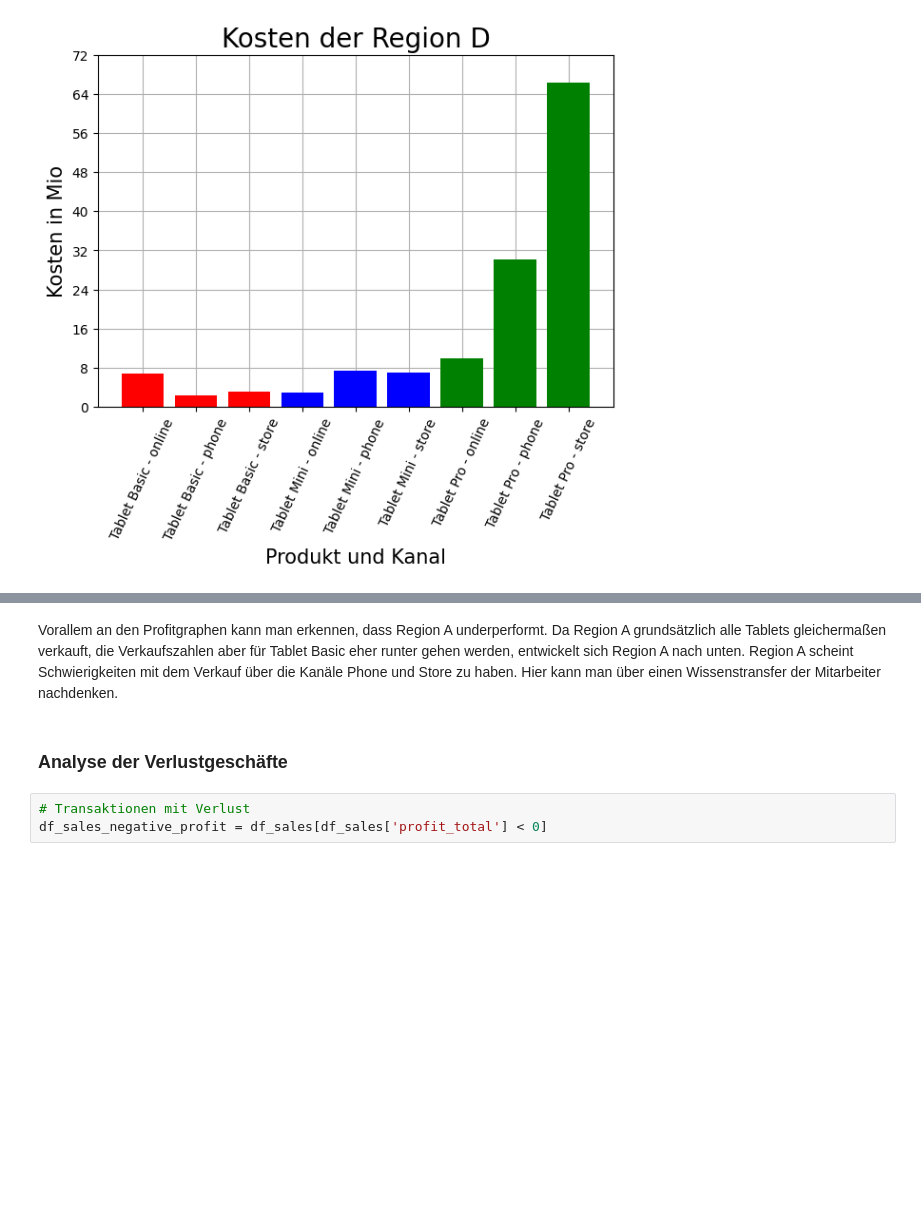
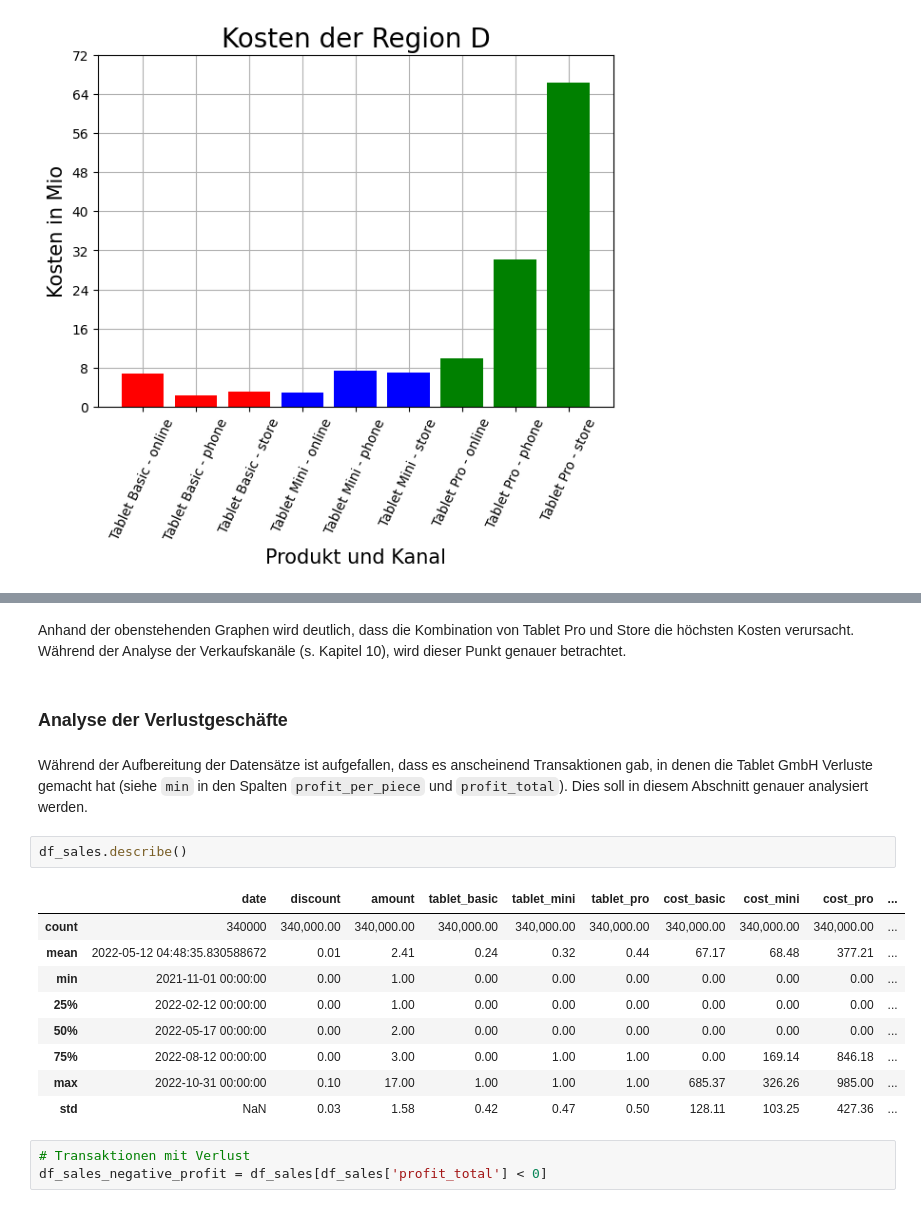
Before and after one commit to AliBenBali/TabletGmbHProjekt, a Jupyter notebook: Fallstudie_Novakovic_Elbers_Cicek_Barberi.ipynb, the cells around one changed output, grey strips where cells are left out. Drawn from its saved outputs; the diff is of its cells as text; blank space fills up the shorter version.

```diff
--- a/Fallstudie_Novakovic_Elbers_Cicek_Barberi.ipynb
+++ b/Fallstudie_Novakovic_Elbers_Cicek_Barberi.ipynb
@@ -1208,8 +1166,21 @@ for entry in region_profit:
-# %% [markdown]
-Vorallem an den Profitgraphen kann man erkennen, dass Region A underperformt. Da Region A grundsätzlich alle Tablets gleichermaßen verkauft, die Verkaufszahlen aber für Tablet Basic eher runter gehen werden, entwickelt sich Region A nach unten.
-Region A scheint Schwierigkeiten mit dem Verkauf über die Kanäle Phone und Store zu haben. Hier kann man über einen Wissenstransfer der Mitarbeiter nachdenken.
+# %% [markdown]
+Anhand der obenstehenden Graphen wird deutlich, dass die Kombination von Tablet Pro und Store die höchsten Kosten verursacht. Während der Analyse der Verkaufskanäle (s. Kapitel 10), wird dieser Punkt genauer betrachtet.
 # %% [markdown]
 ### Analyse der Verlustgeschäfte
+# %% [markdown]
+Während der Aufbereitung der Datensätze ist aufgefallen, dass es anscheinend Transaktionen gab, in denen die Tablet GmbH Verluste gemacht hat (siehe `min` in den Spalten `profit_per_piece` und `profit_total`). Dies soll in diesem Abschnitt genauer analysiert werden.
+# %%
+df_sales.describe()
+# %% [output]
+|  | date | discount | amount | tablet_basic | tablet_mini | tablet_pro | cost_basic | cost_mini | cost_pro | ... |
+| count | 340000 | 340,000.00 | 340,000.00 | 340,000.00 | 340,000.00 | 340,000.00 | 340,000.00 | 340,000.00 | 340,000.00 | ... |
+| mean | 2022-05-12 04:48:35.830588672 | 0.01 | 2.41 | 0.24 | 0.32 | 0.44 | 67.17 | 68.48 | 377.21 | ... |
+| min | 2021-11-01 00:00:00 | 0.00 | 1.00 | 0.00 | 0.00 | 0.00 | 0.00 | 0.00 | 0.00 | ... |
+| 25% | 2022-02-12 00:00:00 | 0.00 | 1.00 | 0.00 | 0.00 | 0.00 | 0.00 | 0.00 | 0.00 | ... |
+| 50% | 2022-05-17 00:00:00 | 0.00 | 2.00 | 0.00 | 0.00 | 0.00 | 0.00 | 0.00 | 0.00 | ... |
+| 75% | 2022-08-12 00:00:00 | 0.00 | 3.00 | 0.00 | 1.00 | 1.00 | 0.00 | 169.14 | 846.18 | ... |
+| max | 2022-10-31 00:00:00 | 0.10 | 17.00 | 1.00 | 1.00 | 1.00 | 685.37 | 326.26 | 985.00 | ... |
+| std | NaN | 0.03 | 1.58 | 0.42 | 0.47 | 0.50 | 128.11 | 103.25 | 427.36 | ... |
 # %%
 # Transaktionen mit Verlust
 df_sales_negative_profit = df_sales[df_sales['profit_total'] < 0]
```
Also changed, not shown: parts of 42 cells of this notebook, 1 other file.
